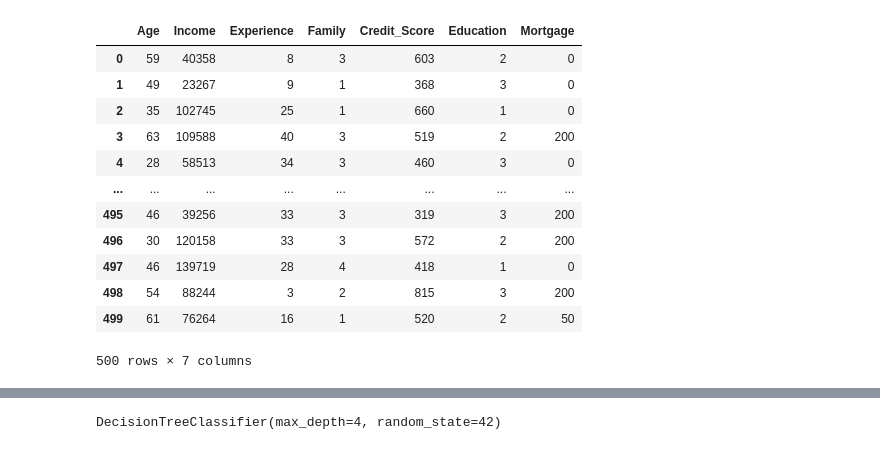
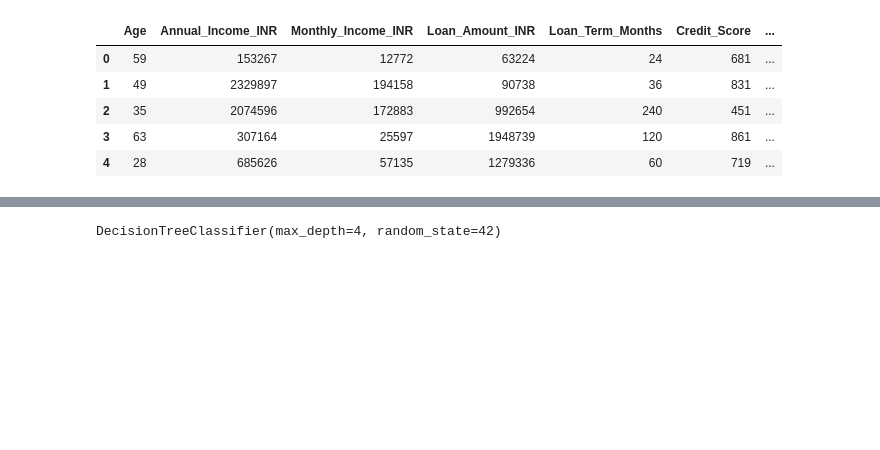
Before and after one commit to SujalNayak/Machine-Learning, a Jupyter notebook: Decision_Tree.ipynb, the cells around one changed output, grey strips where cells are left out. Cells and saved outputs as stored; diff of their text form; code cells hidden in the pictures; blank space fills up the shorter version.

```diff
--- a/Decision_Tree.ipynb
+++ b/Decision_Tree.ipynb
@@ -5,33 +5,12 @@ from sklearn.tree import DecisionTreeClassifier
 from sklearn.model_selection import train_test_split
 from sklearn.metrics import accuracy_score
 # %%
-np.random.seed(42)
-n_records = 500
-
-data = {
-    'Age': np.random.randint(21, 65, n_records),
-    'Income': np.random.randint(20000, 160000, n_records), # In $k
-    'Experience': np.random.randint(0, 41, n_records),
-    'Family': np.random.randint(1, 5, n_records),
-    'Credit_Score': np.random.randint(300, 850, n_records),
-    'Education': np.random.randint(1, 4, n_records), # 1: Undergrad, 2: Grad, 3: Advanced
-    'Mortgage': np.random.choice([0, 50, 100, 200], n_records, p=[0.7, 0.1, 0.1, 0.1])
-    # 'Loan Status':
-}
-
-data = pd.DataFrame(data)
-data
+data = pd.read_csv('bank_loan.csv')
+data.head()
 # %% [output]
-|  | Age | Income | Experience | Family | Credit_Score | Education | Mortgage |
-| 0 | 59 | 40358 | 8 | 3 | 603 | 2 | 0 |
-| 1 | 49 | 23267 | 9 | 1 | 368 | 3 | 0 |
-| 2 | 35 | 102745 | 25 | 1 | 660 | 1 | 0 |
-| 3 | 63 | 109588 | 40 | 3 | 519 | 2 | 200 |
-| 4 | 28 | 58513 | 34 | 3 | 460 | 3 | 0 |
-| ... | ... | ... | ... | ... | ... | ... | ... |
-| 495 | 46 | 39256 | 33 | 3 | 319 | 3 | 200 |
-| 496 | 30 | 120158 | 33 | 3 | 572 | 2 | 200 |
-| 497 | 46 | 139719 | 28 | 4 | 418 | 1 | 0 |
-| 498 | 54 | 88244 | 3 | 2 | 815 | 3 | 200 |
-| 499 | 61 | 76264 | 16 | 1 | 520 | 2 | 50 |
+|  | Age | Annual_Income_INR | Monthly_Income_INR | Loan_Amount_INR | Loan_Term_Months | Credit_Score | ... |
+| 0 | 59 | 153267 | 12772 | 63224 | 24 | 681 | ... |
+| 1 | 49 | 2329897 | 194158 | 90738 | 36 | 831 | ... |
+| 2 | 35 | 2074596 | 172883 | 992654 | 240 | 451 | ... |
+| 3 | 63 | 307164 | 25597 | 1948739 | 120 | 861 | ... |
+| 4 | 28 | 685626 | 57135 | 1279336 | 60 | 719 | ... |
-500 rows × 7 columns
```
Also changed, not shown: parts of 7 cells of this notebook, 2 other files.
